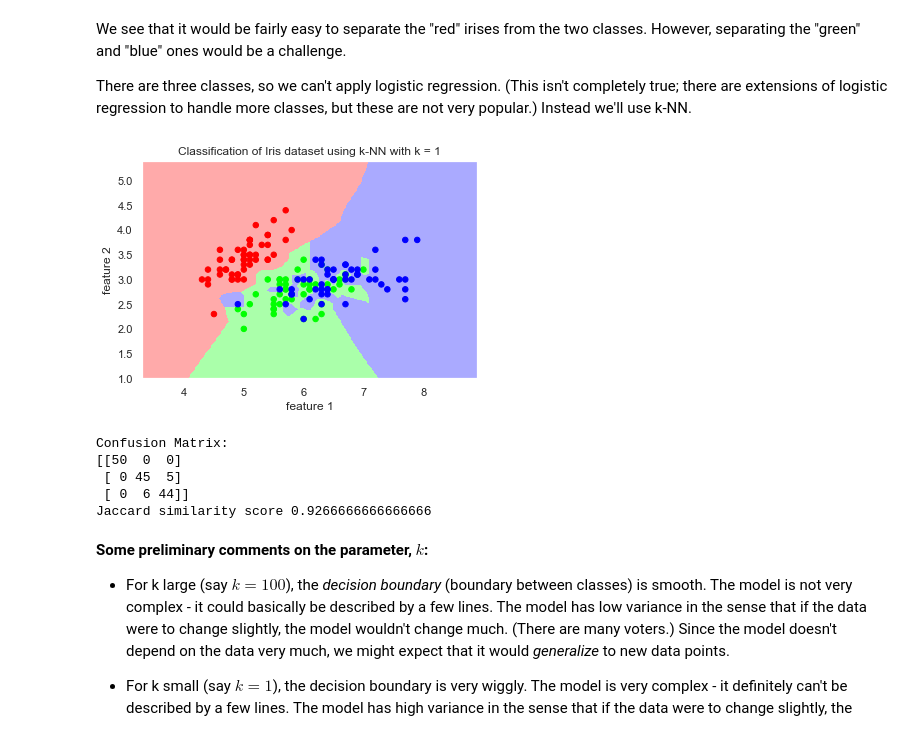
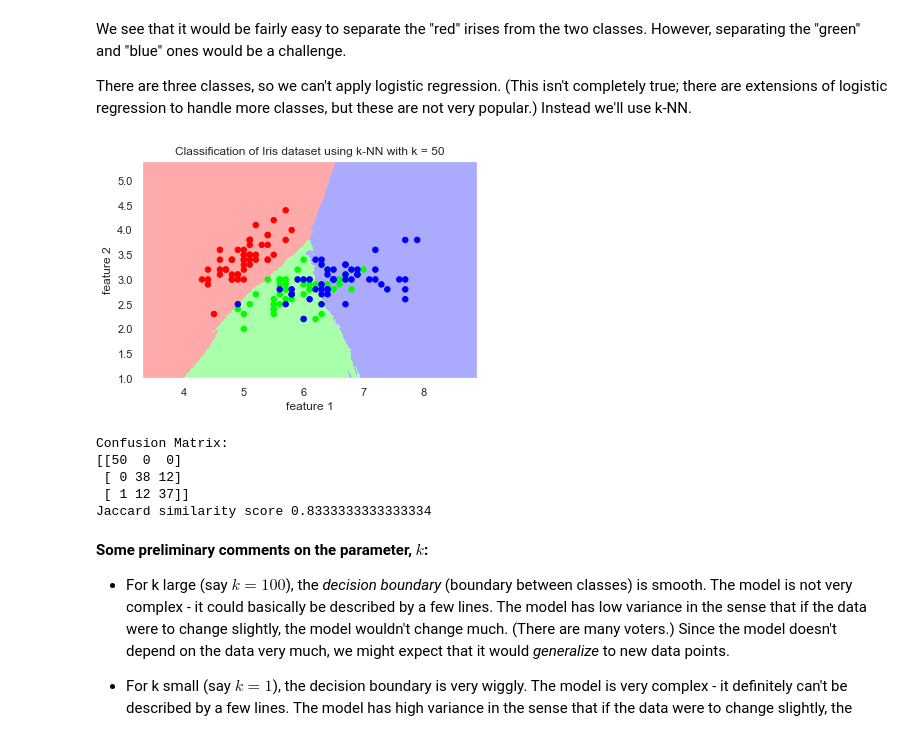
Before and after one commit to datascience-course/2020-datascience-lectures, a Jupyter notebook: 14-Classification1/14b-Classification1.ipynb, the cells around one changed output. Saved outputs shown, nothing was run; the diff lists cells and outputs as text; code cells hidden in the pictures.

```diff
--- a/14-Classification1/14b-Classification1.ipynb
+++ b/14-Classification1/14b-Classification1.ipynb
@@ -195,26 +195,26 @@ We see that it would be fairly easy to separate the "red" irises from the two cl
 There are three classes, so we can't apply logistic regression. (This isn't completely true; there are extensions of logistic regression to handle more classes, but these are not very popular.) Instead we'll use k-NN.
 # %%
 # set up the model, k-NN classification with k = ?
-k = 1
+k = 50
 clf = KNeighborsClassifier(n_neighbors=k)
 clf.fit(X, y)
 
 # plot classification
 xx, yy = np.meshgrid(np.linspace(x_min, x_max, 400),np.linspace(y_min, y_max, 400))
 zz = clf.predict(np.c_[xx.ravel(), yy.ravel()]).reshape(xx.shape)
 plt.pcolormesh(xx, yy, zz, cmap=cmap_light)
 
 # plot data
 plt.scatter(X[:, 0], X[:, 1], c=y, cmap=cmap_bold,s=30)
 
 plt.title('Classification of Iris dataset using k-NN with k = '+ str(k))
 plt.xlabel('feature 1')
 plt.ylabel('feature 2')
 plt.xlim(x_min, x_max)
 plt.ylim(y_min, y_max)
 plt.show()
 # %% [output]
-[figure, old version]
+[figure, new version]
 # %%
 print('Confusion Matrix:')
 y_pred = clf.predict(X)
@@ -224,9 +224,9 @@ print('Jaccard similarity score', metrics.jaccard_similarity_score(y_true = y, y
 # %% [output]
 Confusion Matrix:
 [[50  0  0]
- [ 0 45  5]
- [ 0  6 44]]
-Jaccard similarity score 0.9266666666666666
+ [ 0 38 12]
+ [ 1 12 37]]
+Jaccard similarity score 0.8333333333333334
 # %% [markdown]
 **Some preliminary comments on the parameter, $k$:**
 
```
Also changed, not shown: parts of 1 cell of this notebook, 1 other file.
